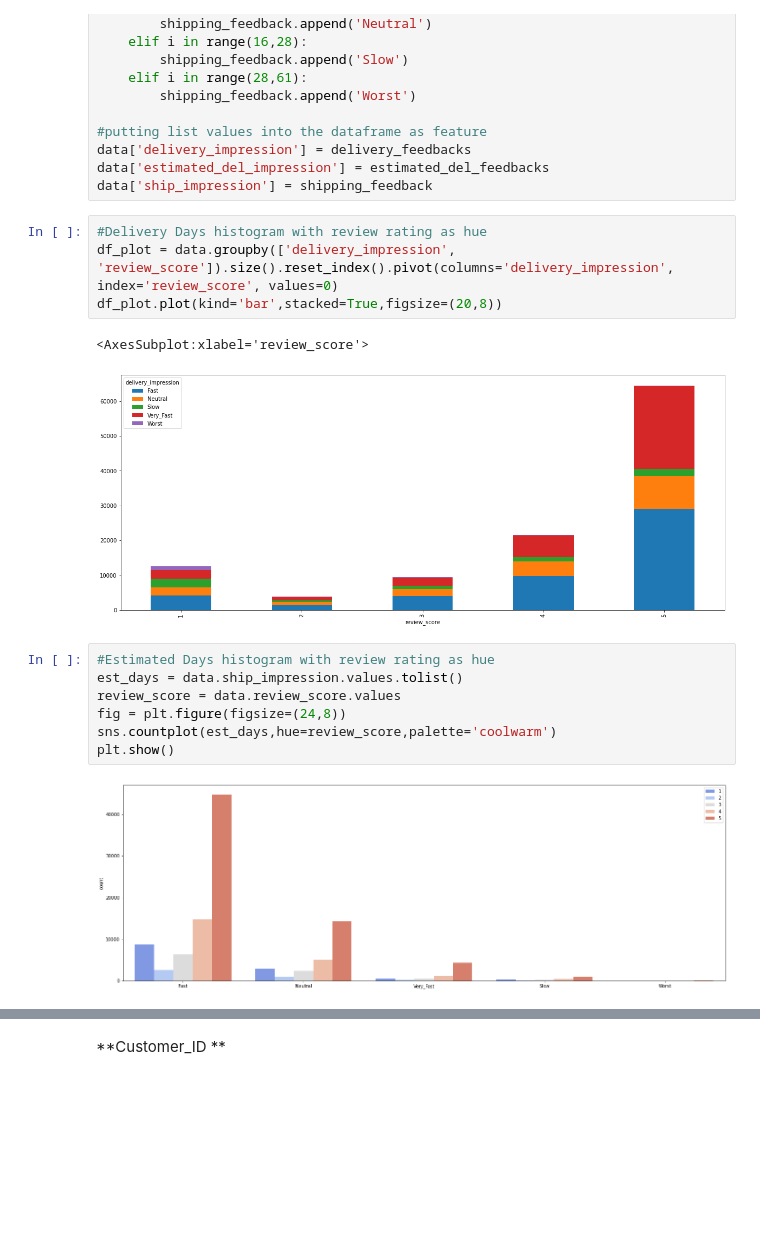
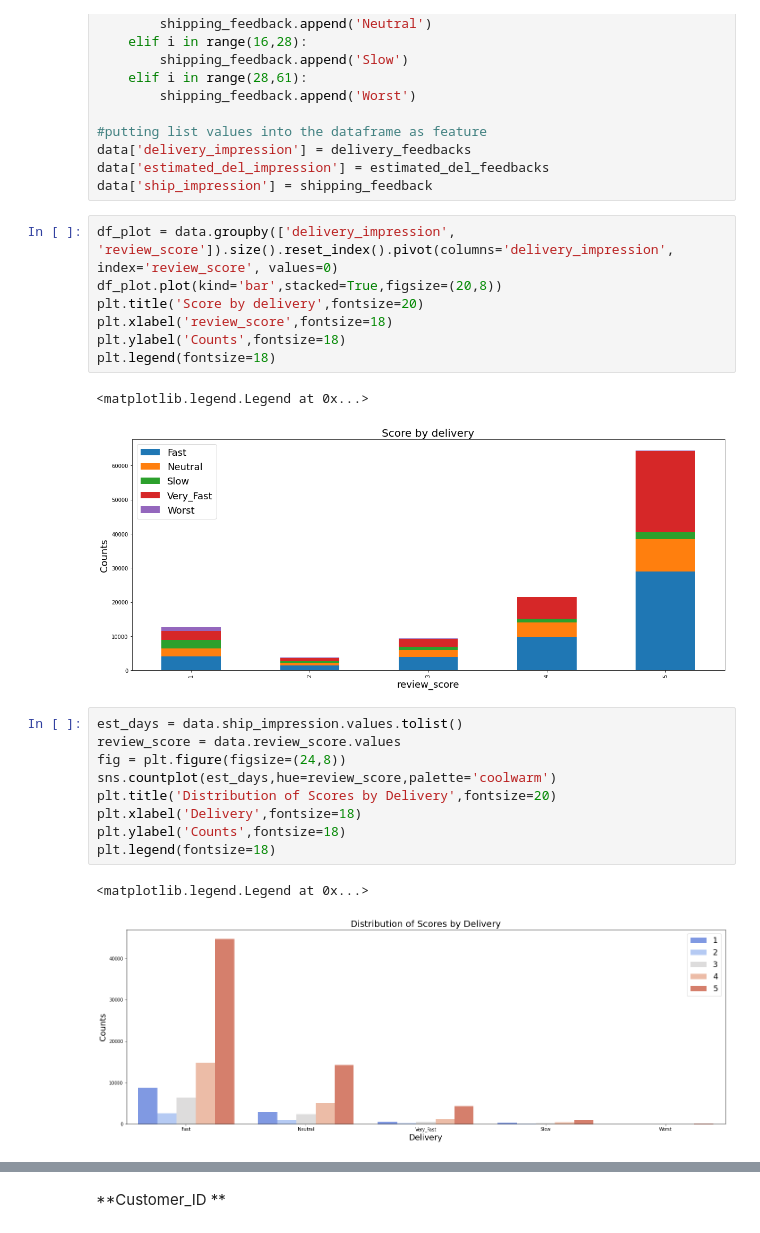
Before and after one commit to jakejhc/Team_Project, a Jupyter notebook: brazillian-customer-satification.ipynb, the cells around one changed output, grey strips where cells are left out. Cells and saved outputs as stored; diff of their text form; blank space fills up the shorter version.

```diff
--- a/brazillian-customer-satification.ipynb
+++ b/brazillian-customer-satification.ipynb
@@ -726,18 +674,24 @@ data['delivery_impression'] = delivery_feedbacks
 data['estimated_del_impression'] = estimated_del_feedbacks
 data['ship_impression'] = shipping_feedback
 # %%
-#Delivery Days histogram with review rating as hue
 df_plot = data.groupby(['delivery_impression', 'review_score']).size().reset_index().pivot(columns='delivery_impression', index='review_score', values=0)
 df_plot.plot(kind='bar',stacked=True,figsize=(20,8))
+plt.title('Score by delivery',fontsize=20)
+plt.xlabel('review_score',fontsize=18)
+plt.ylabel('Counts',fontsize=18)
+plt.legend(fontsize=18)
 # %% [output]
-<AxesSubplot:xlabel='review_score'>
+<matplotlib.legend.Legend at 0x...>
-[figure, old version]
+[figure, new version]
 # %%
-#Estimated Days histogram with review rating as hue
 est_days = data.ship_impression.values.tolist()
 review_score = data.review_score.values
 fig = plt.figure(figsize=(24,8))
 sns.countplot(est_days,hue=review_score,palette='coolwarm')
-plt.show()
+plt.title('Distribution of Scores by Delivery',fontsize=20)
+plt.xlabel('Delivery',fontsize=18)
+plt.ylabel('Counts',fontsize=18)
+plt.legend(fontsize=18)
 # %% [output]
+<matplotlib.legend.Legend at 0x...>
-[figure, old version]
+[figure, new version]
```
Also changed, not shown: parts of 98 cells of this notebook.
